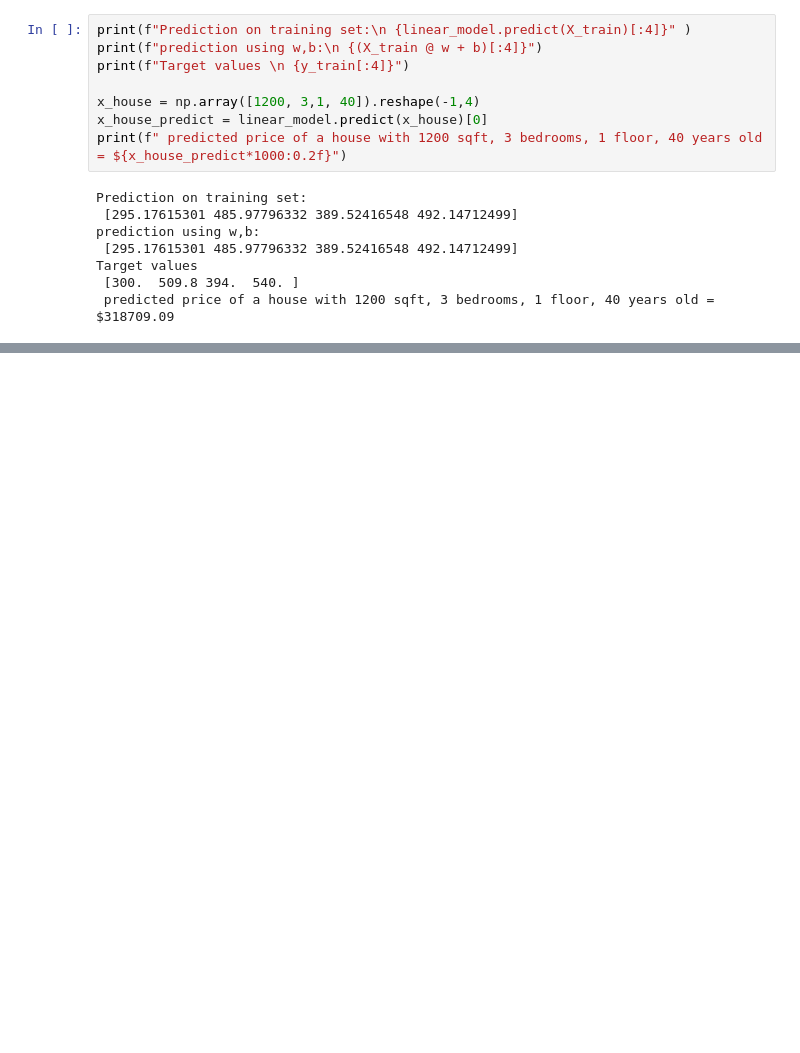
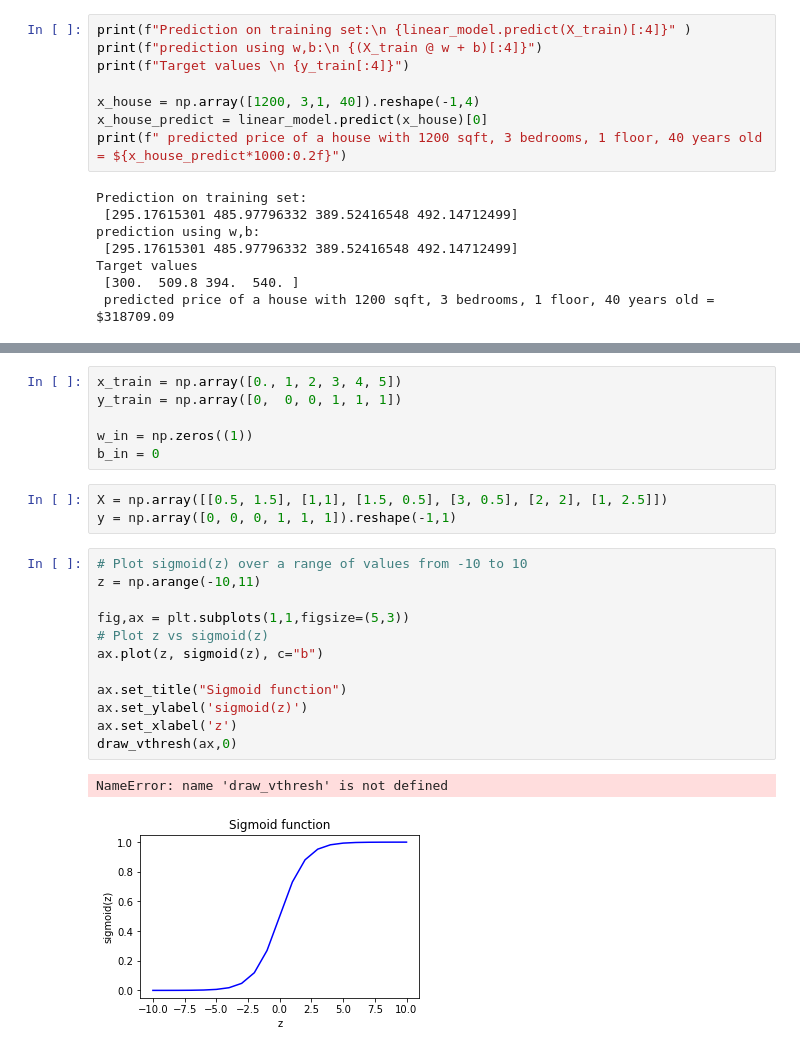
Before and after one commit to trianhdev/Machine-Learning-Specialization-Coursera, a Jupyter notebook: Mine/Mine.ipynb, the cells around one changed output, grey strips where cells are left out. Cells and saved outputs as stored; diff of their text form; blank space fills up the shorter version.

```diff
--- a/Mine/Mine.ipynb
+++ b/Mine/Mine.ipynb
@@ -548,0 +676,24 @@ Target values
+# %%
+x_train = np.array([0., 1, 2, 3, 4, 5])
+y_train = np.array([0,  0, 0, 1, 1, 1])
+
+w_in = np.zeros((1))
+b_in = 0
+# %%
+X = np.array([[0.5, 1.5], [1,1], [1.5, 0.5], [3, 0.5], [2, 2], [1, 2.5]])
+y = np.array([0, 0, 0, 1, 1, 1]).reshape(-1,1)
+# %%
+# Plot sigmoid(z) over a range of values from -10 to 10
+z = np.arange(-10,11)
+
+fig,ax = plt.subplots(1,1,figsize=(5,3))
+# Plot z vs sigmoid(z)
+ax.plot(z, sigmoid(z), c="b")
+
+ax.set_title("Sigmoid function")
+ax.set_ylabel('sigmoid(z)')
+ax.set_xlabel('z')
+draw_vthresh(ax,0)
+# %% [output]
+NameError: name 'draw_vthresh' is not defined
+[figure, added]
```
Also changed, not shown: parts of 11 cells of this notebook.
